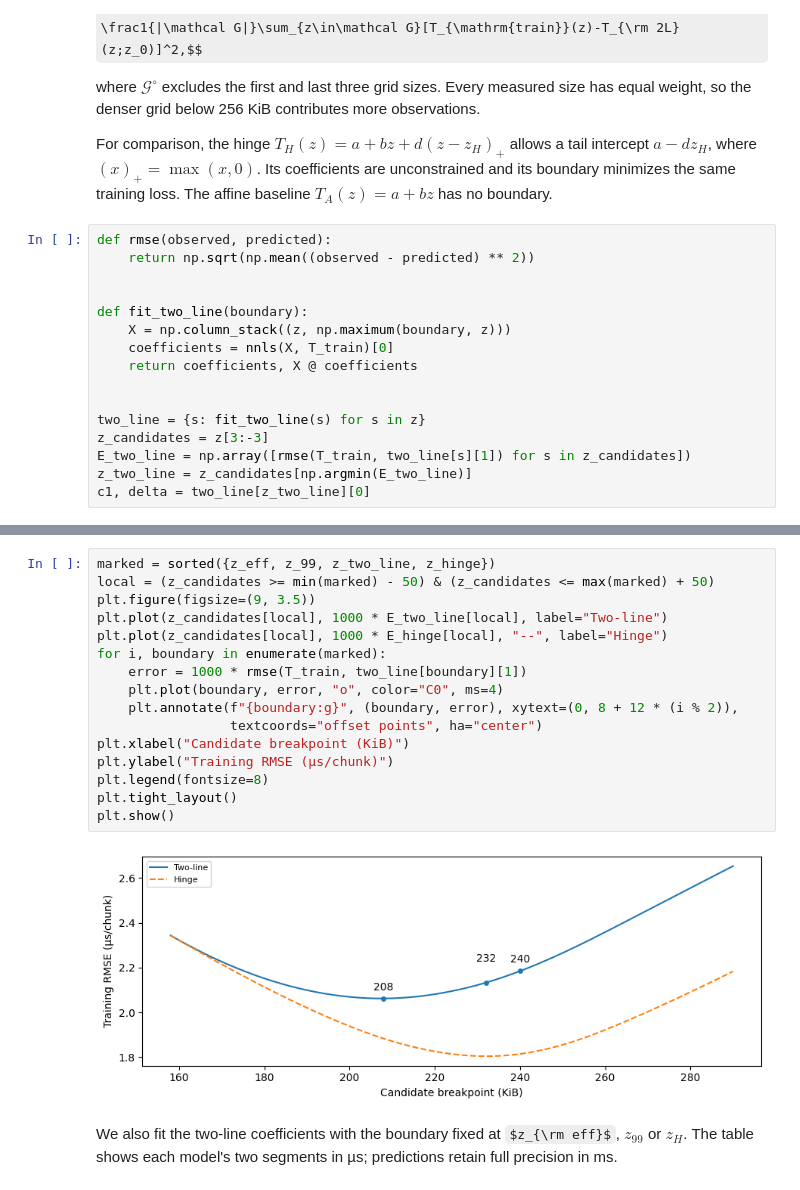
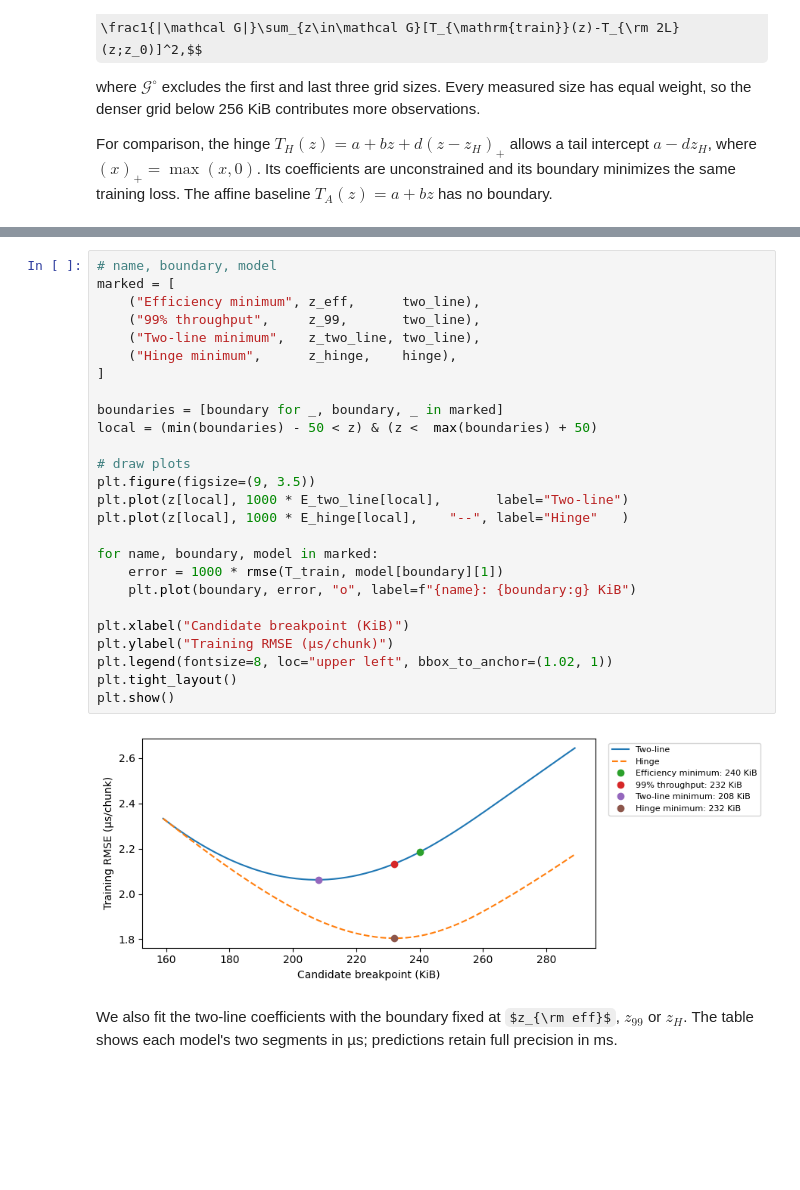
Before and after one commit to yabsed/vlm-in-flash-jupyter, a Jupyter notebook: results/01/01_02_chunk_latency.ipynb, the cells around one changed output, grey strips where cells are left out. Drawn from its saved outputs; the diff is of its cells as text; some formulas as TeX source; blank space fills up the shorter version.

```diff
--- a/results/01/01_02_chunk_latency.ipynb
+++ b/results/01/01_02_chunk_latency.ipynb
@@ -115,19 +177,3 @@ $$z_{\rm 2L}\in\arg\min_{z_0\in\mathcal G^\circ}\min_{c_1,\delta\ge0}
 where $\mathcal G^\circ$ excludes the first and last three grid sizes. Every measured size has equal weight, so the denser grid below 256 KiB contributes more observations.
 
 For comparison, the hinge $T_H(z)=a+bz+d(z-z_H)_+$ allows a tail intercept $a-dz_H$, where $(x)_+=\max(x,0)$. Its coefficients are unconstrained and its boundary minimizes the same training loss. The affine baseline $T_A(z)=a+bz$ has no boundary.
-# %%
-def rmse(observed, predicted):
-    return np.sqrt(np.mean((observed - predicted) ** 2))
-
-
-def fit_two_line(boundary):
-    X = np.column_stack((z, np.maximum(boundary, z)))
-    coefficients = nnls(X, T_train)[0]
-    return coefficients, X @ coefficients
-
-
-two_line = {s: fit_two_line(s) for s in z}
-z_candidates = z[3:-3]
-E_two_line = np.array([rmse(T_train, two_line[s][1]) for s in z_candidates])
-z_two_line = z_candidates[np.argmin(E_two_line)]
-c1, delta = two_line[z_two_line][0]
@@ -144,21 +250,31 @@ z_hinge = z_candidates[np.argmin(E_hinge)]
 ha, hb, hd = hinge[z_hinge][0]
 # %%
-marked = sorted({z_eff, z_99, z_two_line, z_hinge})
-local = (z_candidates >= min(marked) - 50) & (z_candidates <= max(marked) + 50)
+# name, boundary, model
+marked = [
+    ("Efficiency minimum", z_eff,      two_line),
+    ("99% throughput",     z_99,       two_line),
+    ("Two-line minimum",   z_two_line, two_line),
+    ("Hinge minimum",      z_hinge,    hinge),
+]
+
+boundaries = [boundary for _, boundary, _ in marked]
+local = (min(boundaries) - 50 < z) & (z <  max(boundaries) + 50)
+
+# draw plots
 plt.figure(figsize=(9, 3.5))
-plt.plot(z_candidates[local], 1000 * E_two_line[local], label="Two-line")
-plt.plot(z_candidates[local], 1000 * E_hinge[local], "--", label="Hinge")
-for i, boundary in enumerate(marked):
-    error = 1000 * rmse(T_train, two_line[boundary][1])
-    plt.plot(boundary, error, "o", color="C0", ms=4)
-    plt.annotate(f"{boundary:g}", (boundary, error), xytext=(0, 8 + 12 * (i % 2)),
-                 textcoords="offset points", ha="center")
+plt.plot(z[local], 1000 * E_two_line[local],       label="Two-line")
+plt.plot(z[local], 1000 * E_hinge[local],    "--", label="Hinge"   )
+
+for name, boundary, model in marked:
+    error = 1000 * rmse(T_train, model[boundary][1])
+    plt.plot(boundary, error, "o", label=f"{name}: {boundary:g} KiB")
+
 plt.xlabel("Candidate breakpoint (KiB)")
 plt.ylabel("Training RMSE (µs/chunk)")
-plt.legend(fontsize=8)
+plt.legend(fontsize=8, loc="upper left", bbox_to_anchor=(1.02, 1))
 plt.tight_layout()
 plt.show()
 # %% [output]
-[figure, old version]
+[figure, new version]
 # %% [markdown]
 We also fit the two-line coefficients with the boundary fixed at $z_{\rm eff}$, $z_{99}$ or $z_H$. The table shows each model's two segments in µs; predictions retain full precision in ms.
```
Also changed, not shown: parts of 12 cells of this notebook.
